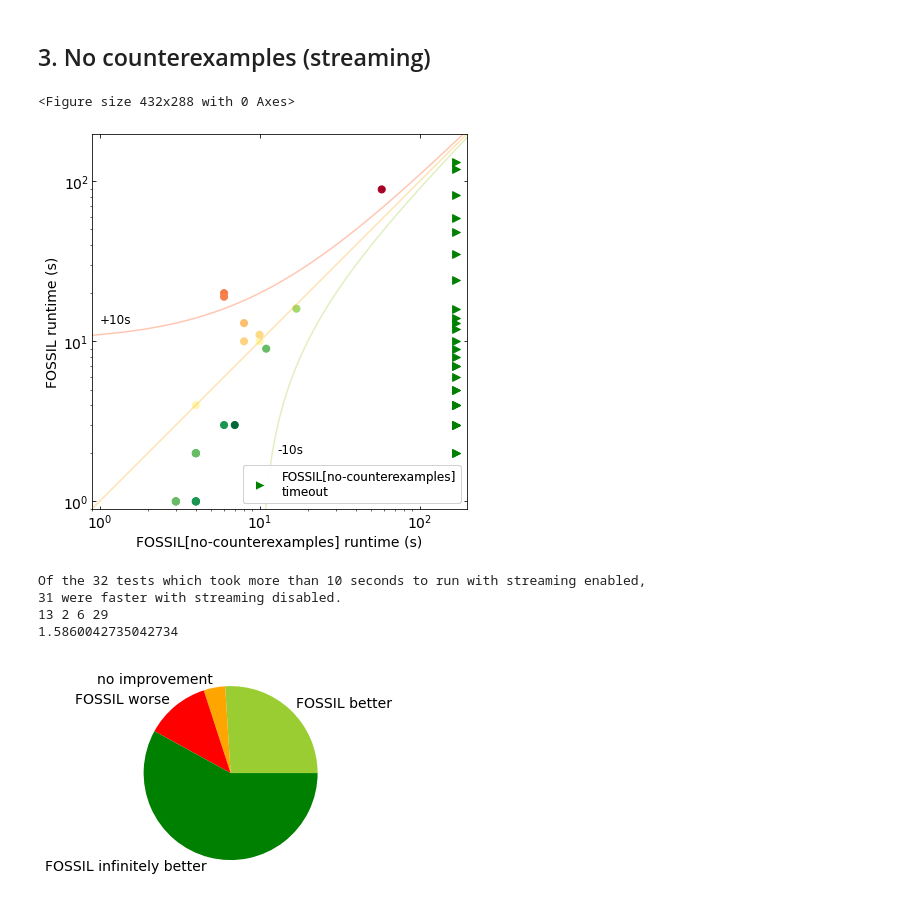
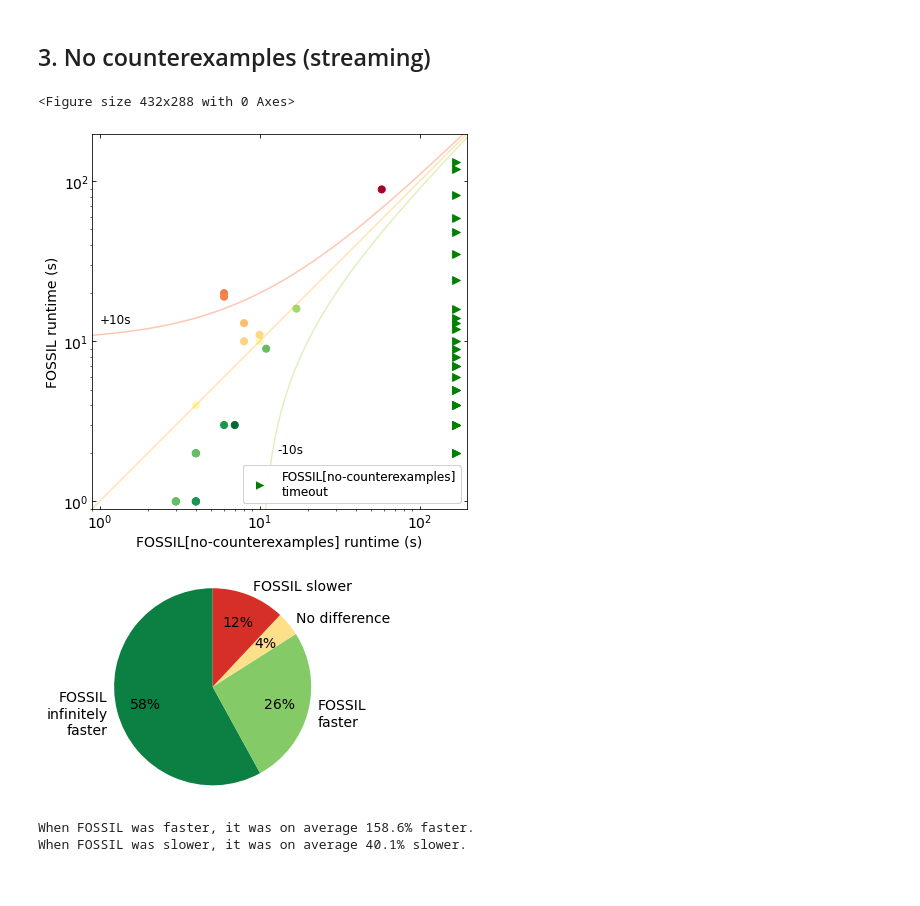
Before and after one commit to muraliadithya/FOSSIL, a Jupyter notebook: plotting/plotter.ipynb, the cells around one changed output. Saved outputs shown, nothing was run; the diff lists cells and outputs as text; code cells hidden in the pictures.

```diff
--- a/plotting/plotter.ipynb
+++ b/plotting/plotter.ipynb
@@ -127,37 +145,49 @@ m = max([max(streaming), cex_max])
 x = adjust(streaming, mx=m)
 y = adjust(cex, mx=m)
 pretty_plot(x, y, x_name='FOSSIL[no-counterexamples]', y_leg='upper left', offset_band_label=True)
-check_bench(x, y, first_name='streaming enabled', second_name='streaming disabled')
-
-timeouts = 0
-good = 0
-even = 0
-bad = 0
-better_diff = 0
-for i in range(len(x)):
-    if x[i] > 100:
-        timeouts += 1
-    elif x[i] > y[i]:
-        better_diff += (x[i] - y[i]) / y[i]
-        good += 1
-    elif x[i] == y[i]:
-        even += 1
-    else:
-        bad += 1
-print(good, even, bad, timeouts)
-print(better_diff / good)
 # %% [output]
 <Figure size 432x288 with 0 Axes>
 [figure]
-Of the 32 tests which took more than 10 seconds to run with streaming enabled,
-31 were faster with streaming disabled.
-13 2 6 29
-1.5860042735042734
-# %%
-data = np.array([good, even, bad, timeouts])
-plt.pie(data,
-        labels=['FOSSIL better', 'no improvement', 'FOSSIL worse', 'FOSSIL infinitely better'],
-        colors=['yellowgreen', 'orange', 'red', 'green'])
-plt.show()
-# %% [output]
-[figure, removed]
+# %%
+# Pie chart
+from matplotlib import cm
+
+timeouts = 0
+faster = 0
+faster_pct = []
+equal = 0
+slower = 0
+slower_pct = []
+for i in range(len(x)):
+    if x[i] > 100:
+        timeouts += 1
+    elif x[i] > y[i]:
+        faster += 1
+        faster_pct.append((x[i]-y[i])/y[i])
+    elif x[i] == y[i]:
+        equal += 1
+    else:
+        slower += 1
+        slower_pct.append((y[i]-x[i])/y[i])
+
+labels = ['FOSSIL\ninfinitely\nfaster', 'FOSSIL\nfaster', 'No difference', 'FOSSIL slower']
+sizes = [timeouts, faster, equal, slower]
+explode = (0, 0, 0, 0)
+cmap = cm.get_cmap('RdYlGn')
+colors = [cmap(0.95), cmap(0.75), cmap(0.4), cmap(0.1)]
+
+fig1, ax1 = plt.subplots()
+ax1.pie(sizes, explode=explode, labels=labels, colors=colors, autopct='%1.f%%', pctdistance=0.7,
+        startangle=90, radius=1)
+ax1.axis('equal')
+fig.tight_layout()
+plt.savefig('plots/pie_FOSSIL[no-counterexamples]-FOSSIL_runtime.png',
+            bbox_inches = 'tight', pad_inches = 0.2)
+plt.show()
+
+print('When FOSSIL was faster, it was on average {:.1f}% faster.'.format(100*np.mean(faster_pct)))
+print('When FOSSIL was slower, it was on average {:.1f}% slower.'.format(100*np.mean(slower_pct)))
+# %% [output]
+[figure, added]
+When FOSSIL was faster, it was on average 158.6% faster.
+When FOSSIL was slower, it was on average 40.1% slower.
```
Also changed, not shown: parts of 3 cells of this notebook, 8 other files.
